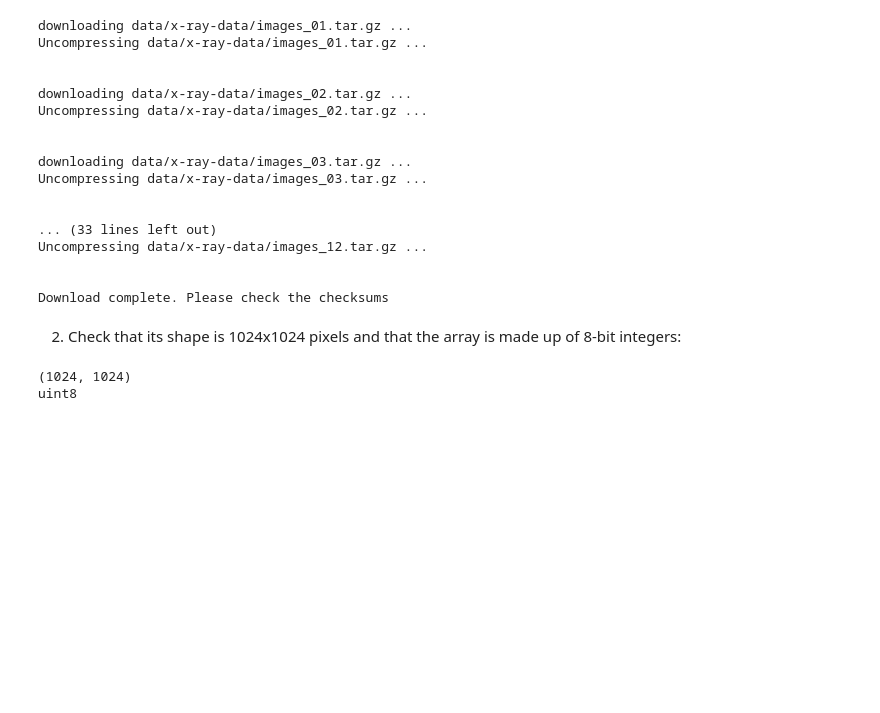
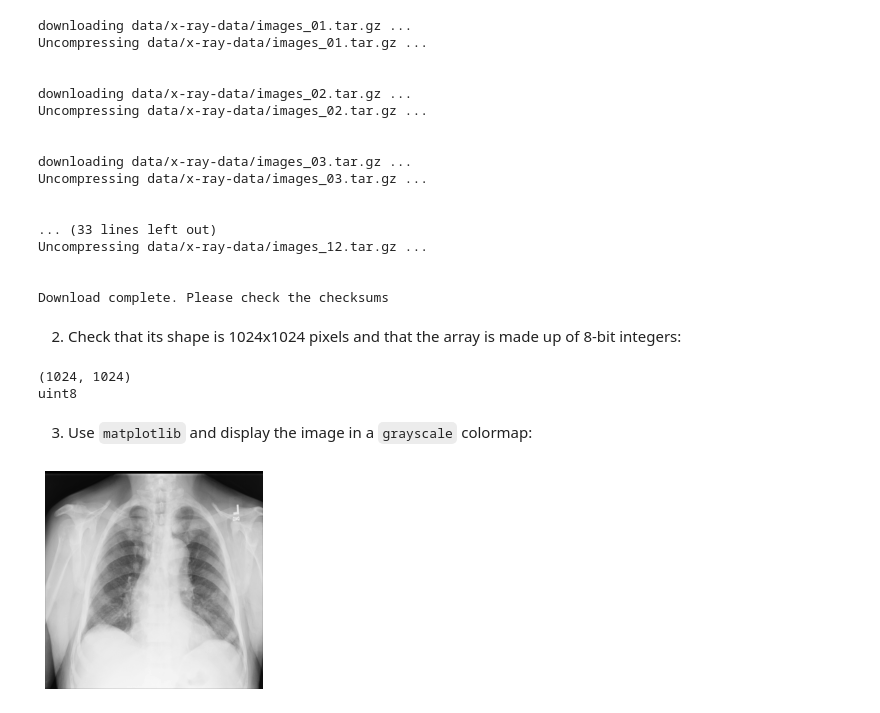
Before and after one commit to rifatrakib/practical-numpy, a Jupyter notebook: xray-detector.ipynb, the cells around one changed output. Drawn from its saved outputs; the diff is of its cells as text; code cells hidden in the pictures; blank space fills up the shorter version.

```diff
--- a/xray-detector.ipynb
+++ b/xray-detector.ipynb
@@ -55,3 +57,11 @@ print(xray_image.dtype)
 # %% [output]
 (1024, 1024)
 uint8
+# %% [markdown]
+3. Use `matplotlib` and display the image in a `grayscale` colormap:
+# %%
+plt.imshow(xray_image, cmap="gray")
+plt.axis("off")
+plt.show()
+# %% [output]
+[figure, added]
```
Also changed, not shown: parts of 12 cells of this notebook, 1 other file.
